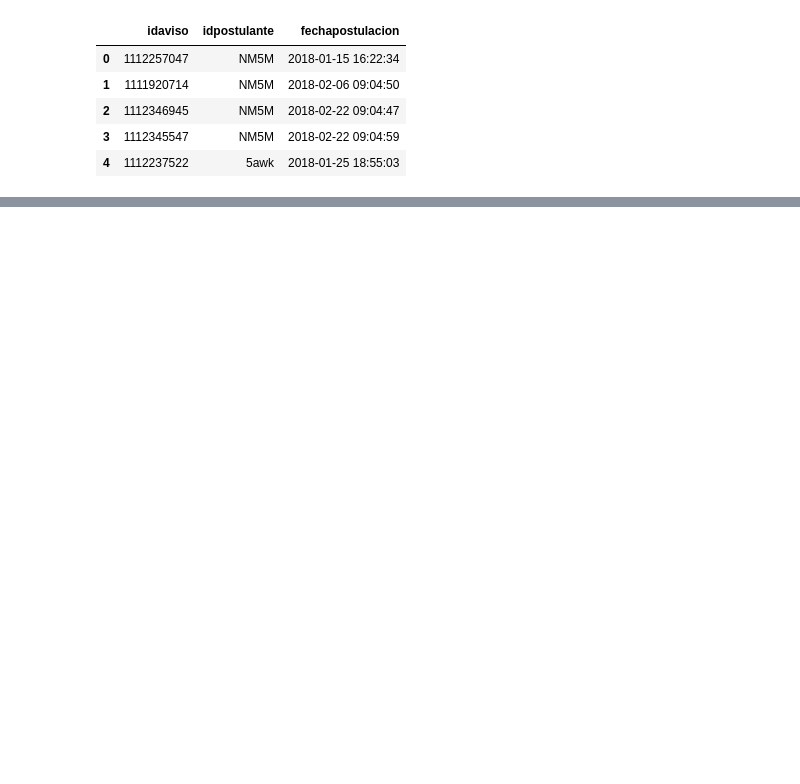
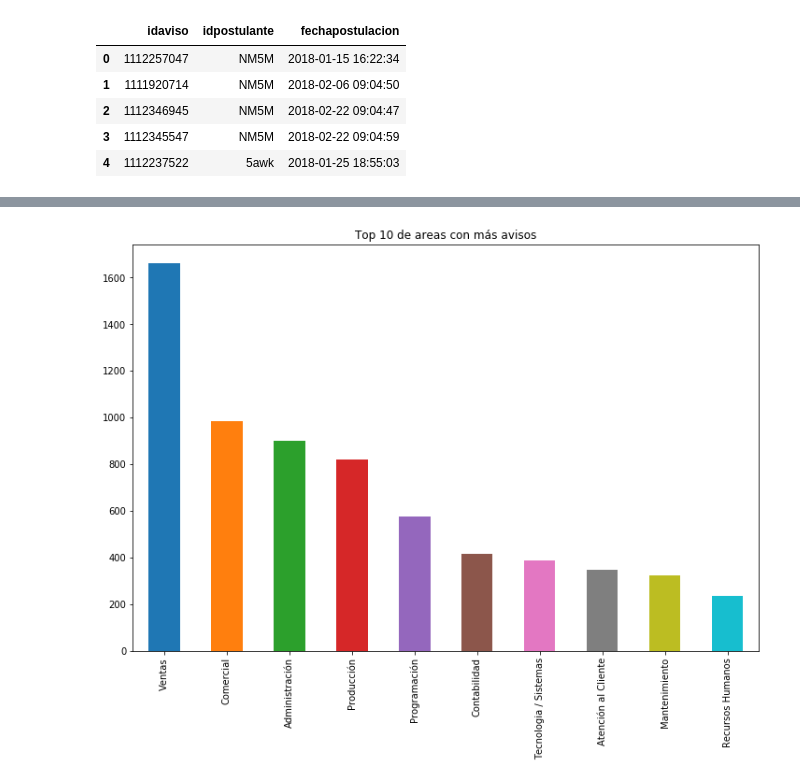
Before and after one commit to iloyarte/datos-tp, a Jupyter notebook: TP 1 - Analisis exploratorio.ipynb, the cells around one changed output, grey strips where cells are left out. Saved outputs shown, nothing was run; the diff lists cells and outputs as text; code cells hidden in the pictures; blank space fills up the shorter version.

```diff
--- a/TP 1 - Analisis exploratorio.ipynb
+++ b/TP 1 - Analisis exploratorio.ipynb
@@ -141,0 +195,7 @@ avisos_detalles.head()
+# %%
+# Top 10 de avisos por area
+avisos_por_area = avisos_detalles['nombre_area'].value_counts()
+# avisos_por_area = avisos_por_area[avisos_por_area > 100]
+avisos_por_area.head(10).plot(kind='bar',rot=90,figsize=(12,8), title='Top 10 de areas con más avisos');`b
+# %% [output]
+[figure, added]
```
Also changed, not shown: parts of 10 cells of this notebook.
